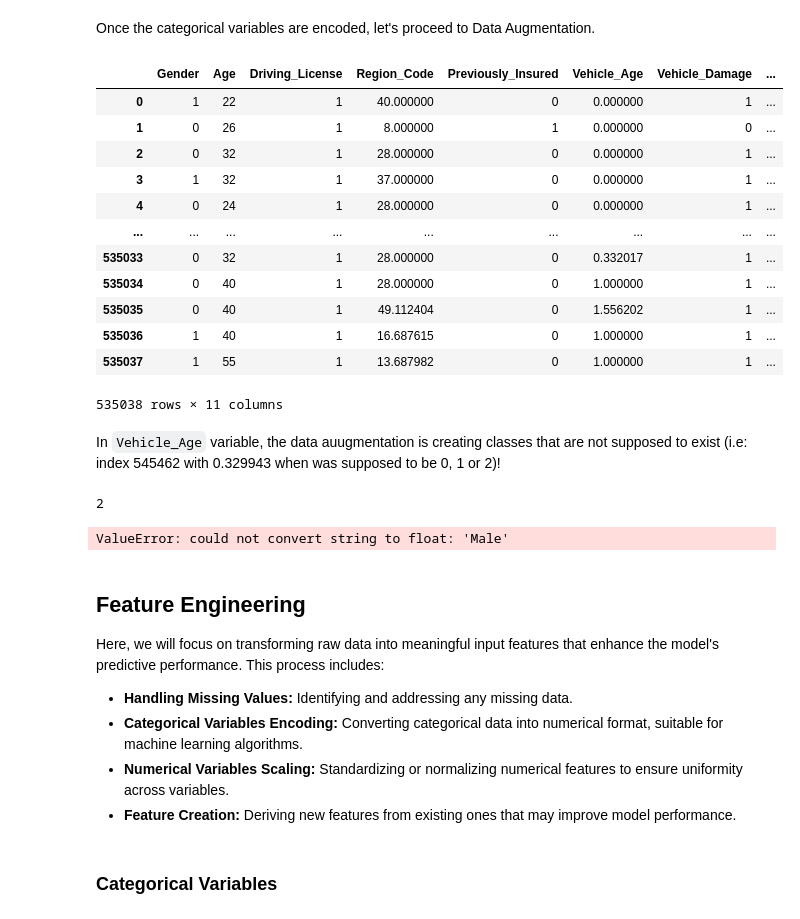
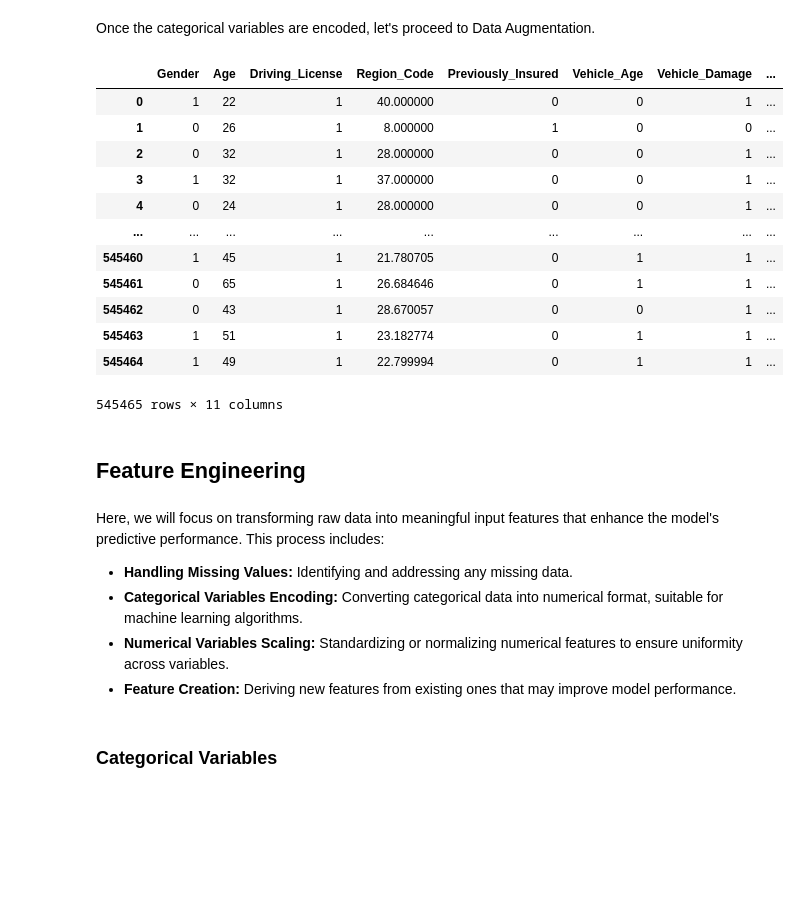
Before and after one commit to HugoTex98/Health-Insurance-Cross-Sell-Prediction, a Jupyter notebook: Health_Insurance_Cross_Sell_Prediction.ipynb, the cells around one changed output. Drawn from its saved outputs; the diff is of its cells as text; code cells hidden in the pictures; blank space fills up the shorter version.

```diff
--- a/Health_Insurance_Cross_Sell_Prediction.ipynb
+++ b/Health_Insurance_Cross_Sell_Prediction.ipynb
@@ -981,46 +981,38 @@ Once the categorical variables are encoded, let's proceed to Data Augmentation.
 # Instantiate Data Augmentation object
 data_augmentation = Augmentation(df_train_categorical_encoded, "Response")
 # %%
-data_augmentation.borderline_smote_augmentation()
-df_train_aug = data_augmentation.bordersmote_df_train_modified
+data_augmentation.adasyn_augmentation()
+df_train_aug = data_augmentation.adasyn_df_train_modified
 df_train_aug
 # %% [output]
 |  | Gender | Age | Driving_License | Region_Code | Previously_Insured | Vehicle_Age | Vehicle_Damage | ... |
-| 0 | 1 | 22 | 1 | 40.000000 | 0 | 0.000000 | 1 | ... |
-| 1 | 0 | 26 | 1 | 8.000000 | 1 | 0.000000 | 0 | ... |
-| 2 | 0 | 32 | 1 | 28.000000 | 0 | 0.000000 | 1 | ... |
-| 3 | 1 | 32 | 1 | 37.000000 | 0 | 0.000000 | 1 | ... |
-| 4 | 0 | 24 | 1 | 28.000000 | 0 | 0.000000 | 1 | ... |
+| 0 | 1 | 22 | 1 | 40.000000 | 0 | 0 | 1 | ... |
+| 1 | 0 | 26 | 1 | 8.000000 | 1 | 0 | 0 | ... |
+| 2 | 0 | 32 | 1 | 28.000000 | 0 | 0 | 1 | ... |
+| 3 | 1 | 32 | 1 | 37.000000 | 0 | 0 | 1 | ... |
+| 4 | 0 | 24 | 1 | 28.000000 | 0 | 0 | 1 | ... |
 | ... | ... | ... | ... | ... | ... | ... | ... | ... |
-| 535033 | 0 | 32 | 1 | 28.000000 | 0 | 0.332017 | 1 | ... |
-| 535034 | 0 | 40 | 1 | 28.000000 | 0 | 1.000000 | 1 | ... |
-| 535035 | 0 | 40 | 1 | 49.112404 | 0 | 1.556202 | 1 | ... |
-| 535036 | 1 | 40 | 1 | 16.687615 | 0 | 1.000000 | 1 | ... |
-| 535037 | 1 | 55 | 1 | 13.687982 | 0 | 1.000000 | 1 | ... |
+| 545460 | 1 | 45 | 1 | 21.780705 | 0 | 1 | 1 | ... |
+| 545461 | 0 | 65 | 1 | 26.684646 | 0 | 1 | 1 | ... |
+| 545462 | 0 | 43 | 1 | 28.670057 | 0 | 0 | 1 | ... |
+| 545463 | 1 | 51 | 1 | 23.182774 | 0 | 1 | 1 | ... |
+| 545464 | 1 | 49 | 1 | 22.799994 | 0 | 1 | 1 | ... |
-535038 rows × 11 columns
+545465 rows × 11 columns
-# %% [markdown]
-In `Vehicle_Age` variable, the data auugmentation is creating classes that are not supposed to exist (i.e: index 545462 with 0.329943 when was supposed to be 0, 1 or 2)!
-# %%
-df_train_aug["Vehicle_Damage"].nunique()
-# %% [output]
-2
 # %%
-# Cluster Centroid Undersampling
-from imblearn.under_sampling import ClusterCentroids
-from collections import Counter
+# # Cluster Centroid Undersampling
+# from imblearn.under_sampling import ClusterCentroids
+# from collections import Counter
 
 
-# Apply Cluster Centroid Undersampling
-cc = ClusterCentroids(random_state=42)
-df_train_features_resampled, df_train_target_resampled = cc.fit_resample(df_train_categorical_encoded.drop(columns=["Response"]),
-                                                                         df_train_target)
+# # Apply Cluster Centroid Undersampling
+# cc = ClusterCentroids(random_state=42)
+# df_train_features_resampled, df_train_target_resampled = cc.fit_resample(df_train_categorical_encoded.drop(columns=["Response"]),
+#                                                                          df_train_target)
 
-print("After undersampling:", Counter(df_train_target_resampled))
+# print("After undersampling:", Counter(df_train_target_resampled))
-# %% [output]
-ValueError: could not convert string to float: 'Male'
+# %% [markdown]
+## **Feature Engineering**
 # %% [markdown]
-## **Feature Engineering**
-
 Here, we will focus on transforming raw data into meaningful input features that enhance the model's predictive performance. This process includes:
 
  - **Handling Missing Values:** Identifying and addressing any missing data.
```
Also changed, not shown: parts of 13 cells of this notebook.
